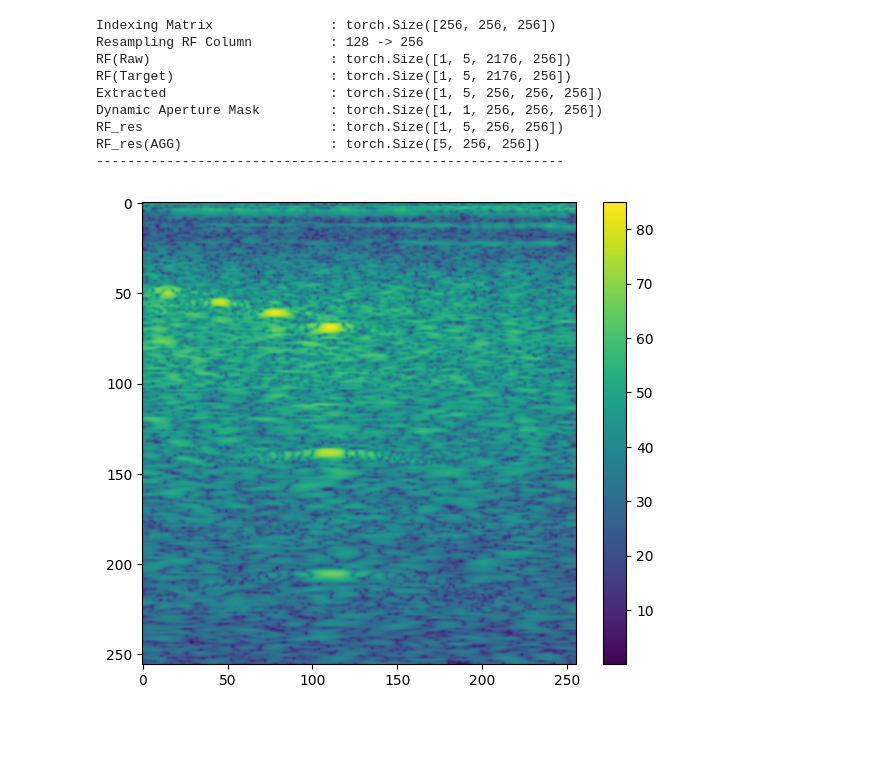
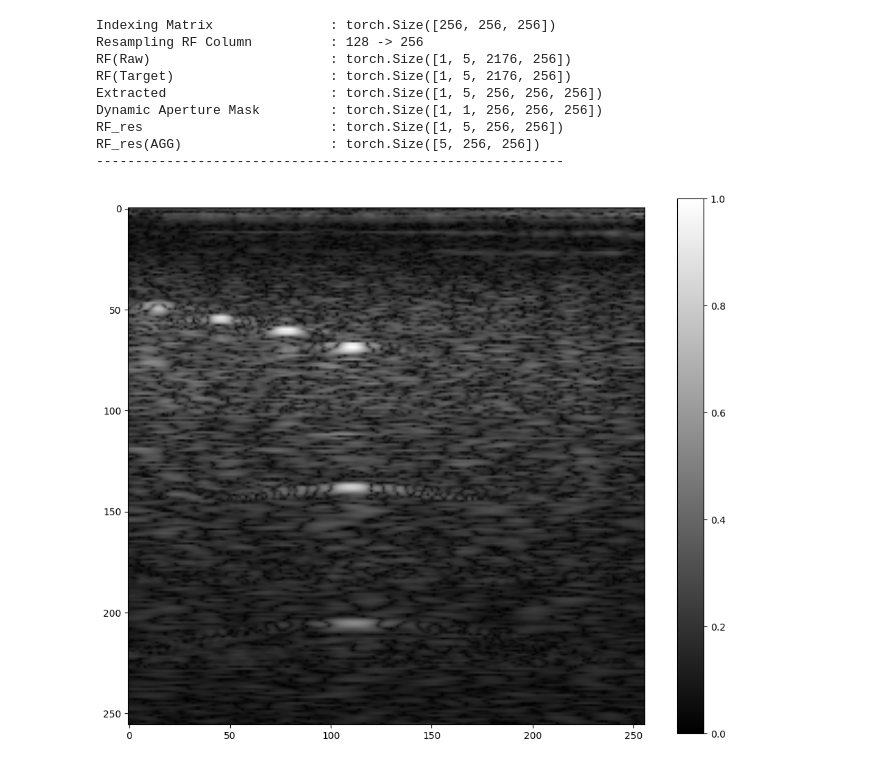
Before and after one commit to guhong3648/US_DAS, a Jupyter notebook: src/DAS_Verasonics.ipynb, the cells around one changed output. Drawn from its saved outputs; the diff is of its cells as text; code cells hidden in the pictures; blank space fills up the shorter version.

```diff
--- a/src/DAS_Verasonics.ipynb
+++ b/src/DAS_Verasonics.ipynb
@@ -176,7 +168,14 @@ Dynamic Aperture Mask         : torch.Size([1, 1, 256, 256, 256])
 RF_res                        : torch.Size([1, 5, 256, 256])
 RF_res(AGG)                   : torch.Size([5, 256, 256])
 ------------------------------------------------------------
-# %%
-imshow(res[0])
-# %% [output]
-[figure, removed]
+# %%
+img = res[0]
+img = np.abs(img)
+img = 20*np.log10(img+1e-3)
+img = (img-img.min())/(img.max()-img.min())
+img = img**4.5
+plt.figure(figsize=(12, 10))
+plt.imshow(img, 'gray', interpolation='bilinear')
+plt.colorbar(); plt.show()
+# %% [output]
+[figure, added]
```
Also changed, not shown: parts of 1 cell of this notebook.
